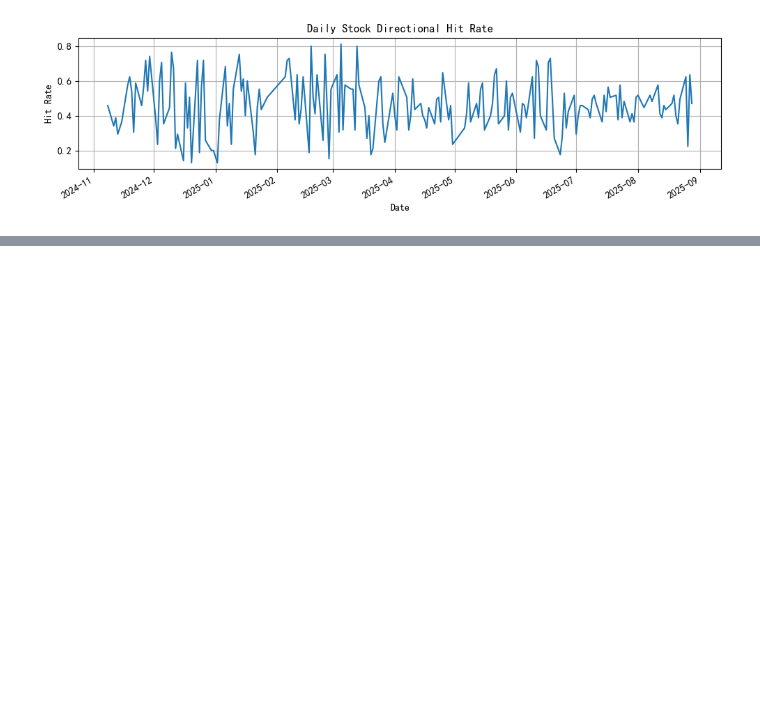
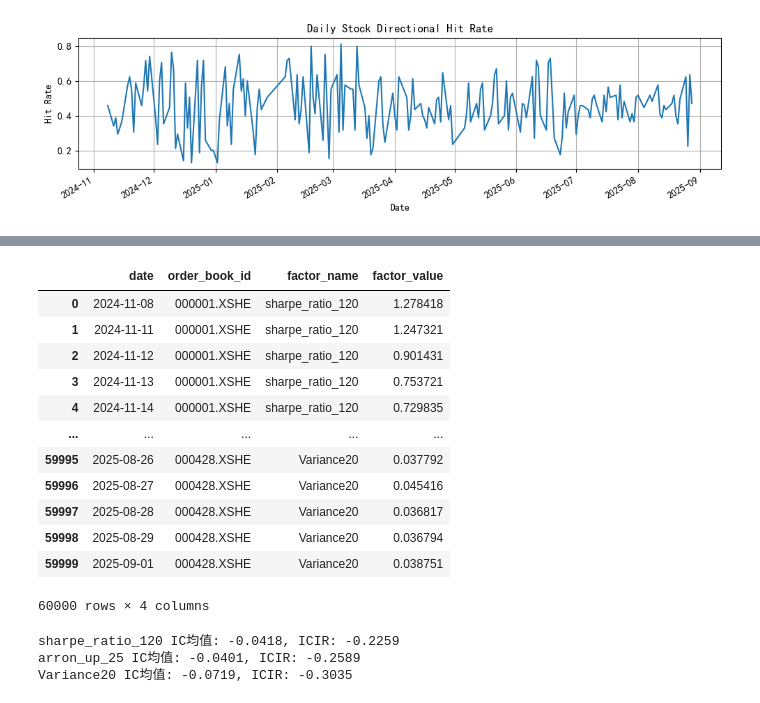
Before and after one commit to Hamalhuang/HCH_-, a Jupyter notebook: 多因子研究环境.ipynb, the cells around one changed output, grey strips where cells are left out. Drawn from its saved outputs; the diff is of its cells as text; code cells hidden in the pictures; blank space fills up the shorter version.

```diff
--- a/多因子研究环境.ipynb
+++ b/多因子研究环境.ipynb
@@ -532,0 +313,6 @@ sft.factor_hit_rates()
+# %%
+#缓存数据
+
+with open('factor_data.pkl', 'wb') as f:
+    pickle.dump(sample_data, f)
+    pickle.dump(price_data, f)
@@ -532,0 +325,53 @@ sft.factor_hit_rates()
+# %%
+#数据处理
+def multi_data_processing(sample_data: dict[str, pd.DataFrame]):
+    factor_data_reset = sample_data.copy()
+    factor_data = price_data.copy()
+    for keys in factor_data_reset.keys():
+        factor_data_reset[keys] = factor_data_reset[keys].reset_index().rename(columns={'index':'date'}).melt(id_vars=['date'], var_name='order_book_id', value_name=keys).set_index('date')
+        factor_data = pd.merge(factor_data,factor_data_reset[keys], on=['date','order_book_id'], how='inner')
+    return factor_data
+# 使用示例
+factor_data = multi_data_processing(sample_data)
+# %%
+factor_long_df = pd.melt(
+    factor_data,
+    id_vars=['date', 'order_book_id'],
+    value_vars=[col for col in factor_data.columns if col not in ['date','order_book_id','close','future_return']],
+    var_name='factor_name',
+    value_name='factor_value'
+)
+# %%
+factor_long_df
+# %% [output]
+|  | date | order_book_id | factor_name | factor_value |
+| 0 | 2024-11-08 | 000001.XSHE | sharpe_ratio_120 | 1.278418 |
+| 1 | 2024-11-11 | 000001.XSHE | sharpe_ratio_120 | 1.247321 |
+| 2 | 2024-11-12 | 000001.XSHE | sharpe_ratio_120 | 0.901431 |
+| 3 | 2024-11-13 | 000001.XSHE | sharpe_ratio_120 | 0.753721 |
+| 4 | 2024-11-14 | 000001.XSHE | sharpe_ratio_120 | 0.729835 |
+| ... | ... | ... | ... | ... |
+| 59995 | 2025-08-26 | 000428.XSHE | Variance20 | 0.037792 |
+| 59996 | 2025-08-27 | 000428.XSHE | Variance20 | 0.045416 |
+| 59997 | 2025-08-28 | 000428.XSHE | Variance20 | 0.036817 |
+| 59998 | 2025-08-29 | 000428.XSHE | Variance20 | 0.036794 |
+| 59999 | 2025-09-01 | 000428.XSHE | Variance20 | 0.038751 |
+60000 rows × 4 columns
+# %%
+
+ic_result = {}
+ic_df = {}
+for fname in factor_long_df['factor_name'].unique():
+    df = factor_long_df[factor_long_df['factor_name'] == fname]
+    sft = SingleFactorTool(
+        factor_long_df=df[['date','order_book_id','factor_value']],
+        price_df=factor_data[['date','order_book_id','close']]
+    )
+    sft.generate_future_return(forward_days=1)
+    ic_df[fname], ic_stats = sft.calculate_ic_cross_sectional()
+    ic_result[fname] = ic_stats
+    print(f"{fname} IC均值: {ic_stats['IC_mean']:.4f}, ICIR: {ic_stats['ICIR']:.4f}")
+# %% [output]
+sharpe_ratio_120 IC均值: -0.0418, ICIR: -0.2259
+arron_up_25 IC均值: -0.0401, ICIR: -0.2589
+Variance20 IC均值: -0.0719, ICIR: -0.3035
```
Also changed, not shown: parts of 26 cells of this notebook, 3 other files.
